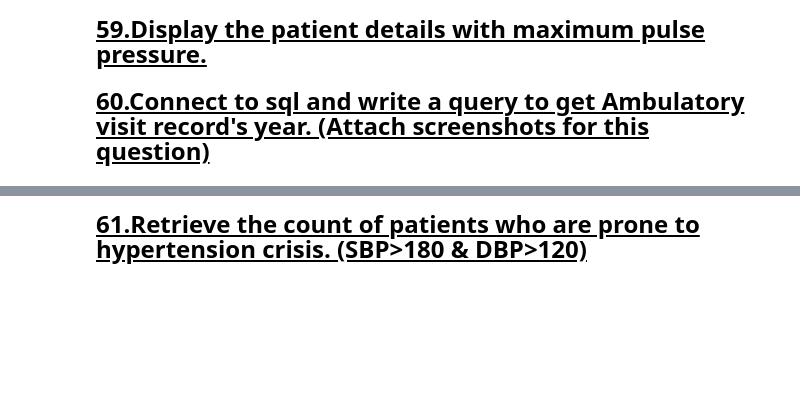
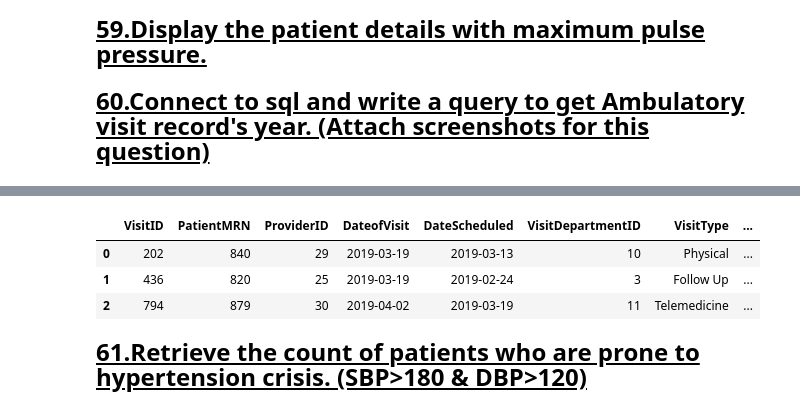
Before and after one commit to JyotsnaSusan/5Py, a Jupyter notebook: 5Py_FinalQuestions.ipynb, the cells around one changed output, grey strips where cells are left out. Drawn from its saved outputs; the diff is of its cells as text; code cells hidden in the pictures; blank space fills up the shorter version.

```diff
--- a/5Py_FinalQuestions.ipynb
+++ b/5Py_FinalQuestions.ipynb
@@ -611,0 +614,23 @@ df_Patients.head(5)
+# %%
+import warnings
+import psycopg2
+
+def get_sql_data():
+    try:
+        warnings.filterwarnings("ignore", category=UserWarning, message="pandas only supports SQLAlchemy connectable")
+
+        conn = psycopg2.connect(
+            host="localhost",
+            database="postgres",
+            user="postgres",
+            password="abcd"
+        )
+        print("Successfully connected to the database")
+        df_Amb = pd.read_sql_query('''SELECT * FROM public."Ambulatory" ''', conn)
+        conn.close()
+        return df_Amb
+    except Exception as e:
+        print(f"Error: {e}")
+        return None
+
+df_Amb = get_sql_data()
@@ -612,3 +639,10 @@ df_Patients.head(5)
+# %%
+df_Amb.head(3)
+# %% [output]
+|  | VisitID | PatientMRN | ProviderID | DateofVisit | DateScheduled | VisitDepartmentID | VisitType | ... |
+| 0 | 202 | 840 | 29 | 2019-03-19 | 2019-03-13 | 10 | Physical | ... |
+| 1 | 436 | 820 | 25 | 2019-03-19 | 2019-02-24 | 3 | Follow Up | ... |
+| 2 | 794 | 879 | 30 | 2019-04-02 | 2019-03-19 | 11 | Telemedicine | ... |
 # %% [markdown]
 <font size="5"><b><u>61.Retrieve the count of patients who are prone to hypertension crisis. (SBP>180 & DBP>120)</u></b></font>
 # %%
```
Also changed, not shown: parts of 2 cells of this notebook.
